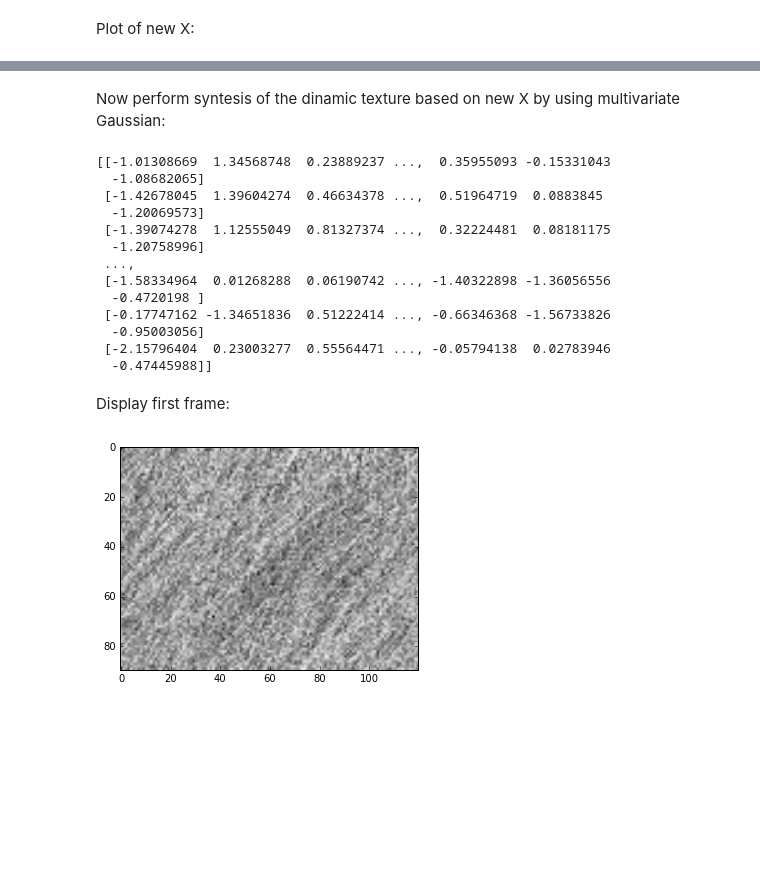
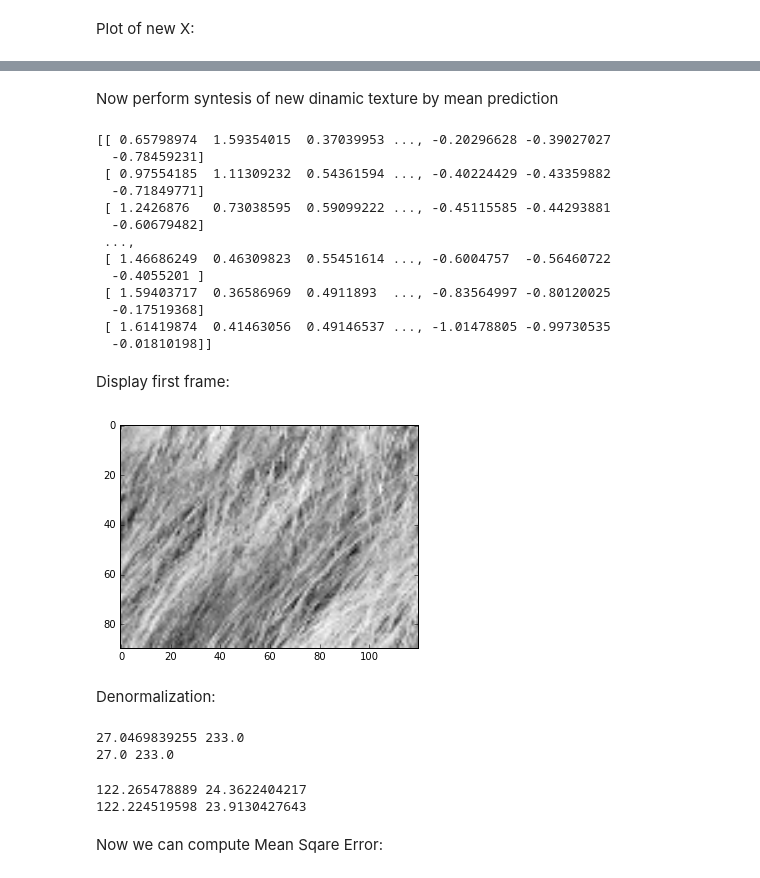
Before and after one commit to koptelovmax/gaussianprocess, a Jupyter notebook: Python/GPLVM_evaluation.ipynb, the cells around one changed output, grey strips where cells are left out. Saved outputs shown, nothing was run; the diff lists cells and outputs as text; code cells hidden in the pictures; blank space fills up the shorter version.

Commit message:
GPLVM and MK-GPDM mean square error implementation

```diff
--- a/Python/GPLVM_evaluation.ipynb
+++ b/Python/GPLVM_evaluation.ipynb
@@ -61,9 +75,10 @@ Define combined kernel using GPy library:
 # %%
 import GPy
 
+kernel = GPy.kern.Linear(Q,ARD=True)+GPy.kern.RatQuad(Q,ARD=True)+GPy.kern.MLP(Q,ARD=True)
 #kernel = GPy.kern.Linear(Q,ARD=True)+GPy.kern.RBF(Q,ARD=True)+GPy.kern.RatQuad(Q,ARD=True)+GPy.kern.MLP(Q,ARD=True)+GPy.kern.Matern52(Q,ARD=True)
-kernel = GPy.kern.RBF(Q,ARD=True)
-m = GPy.models.GPLVM(sample, input_dim=Q, kernel=kernel, init='PCA')
+#kernel = GPy.kern.RBF(Q,ARD=True)
+m = GPy.models.GPLVM(sample_norm, input_dim=Q, kernel=kernel, init='PCA')
 # %% [markdown]
 Optimization of the model using SCG (Warning! Minimum value for max_iters is 100, for 10000 it takes around 1 hour to perform optimization)
 # %%
@@ -127,7 +139,7 @@ print(Kx)
 # %% [markdown]
 Function to predict new artificial frame using mean prediction method:
 # %%
-def predict_new_frame(N,X,kern,Kx_inv,X_old):
+def predict_new_latent_frame(N,X,kern,Kx_inv,X_old):
 
     k_x = kern.K(X[0:N-1],X_old)
     #k_xx = kern.K(X_old,X_old)
@@ -142,13 +154,13 @@ def predict_new_frame(N,X,kern,Kx_inv,X_old):
 # %% [markdown]
 Perform prediciton of new X:
 # %%
-N_synt = N  #for evaluation - the same number as in the input
+N_synt = 250  #for evaluation - the same number as in the input
 X_synt = np.zeros((N_synt,Q))
 X_last = X[N-1:N]
 Kx_inv = np.linalg.inv(Kx)
 
 for i in range(N_synt):
-    X_synt[i,:] = predict_new_frame(N,X,kernel,Kx_inv,X_last.reshape(1,Q))
+    X_synt[i,:] = predict_new_latent_frame(N,X,kernel,Kx_inv,X_last.reshape(1,Q))
     X_last = X_synt[i,:]
 
 print(X_synt)
@@ -198,36 +207,29 @@ np.save('test_X_synt', X_synt)
 # %% [markdown]
-Now perform syntesis of the dinamic texture based on new X by using multivariate Gaussian:
+Now perform syntesis of new dinamic texture by mean prediction
 # %%
 Y_synt = np.zeros((N_synt,D))
 
-kernel2 = kernel #GPy.kern.RBF(Q,ARD=True) #try original kernel
-Ky = kernel2.K(X)
+Ky = kernel.K(X)
 Ky_inv = np.linalg.inv(Ky)
-Y_t = np.transpose(sample)
+Y_t = np.transpose(sample_norm)
+k_y = kernel.K(X,X_synt)
 
+meann = np.matmul(np.matmul(Y_t,Ky_inv),k_y)
 
-
-k_y = kernel2.K(X,X_synt)
-k_yy = kernel2.K(X_synt,X_synt)
-meann = np.matmul(np.matmul(Y_t,Ky_inv),k_y)
-cov = (k_yy - np.matmul(np.matmul(np.transpose(k_y),Ky_inv),k_y))
-
-
-for i in range(D):
-    Y_synt[:,i] = np.matmul(cov,np.random.randn(N_synt)) + meann[i,:]
+Y_synt = np.transpose(meann)
 
 print(Y_synt)
 # %% [output]
-[[-1.01308669  1.34568748  0.23889237 ...,  0.35955093 -0.15331043
-  -1.08682065]
- [-1.42678045  1.39604274  0.46634378 ...,  0.51964719  0.0883845
-  -1.20069573]
- [-1.39074278  1.12555049  0.81327374 ...,  0.32224481  0.08181175
-  -1.20758996]
+[[ 0.65798974  1.59354015  0.37039953 ..., -0.20296628 -0.39027027
+  -0.78459231]
+ [ 0.97554185  1.11309232  0.54361594 ..., -0.40224429 -0.43359882
+  -0.71849771]
+ [ 1.2426876   0.73038595  0.59099222 ..., -0.45115585 -0.44293881
+  -0.60679482]
  ...,
- [-1.58334964  0.01268288  0.06190742 ..., -1.40322898 -1.36056556
-  -0.4720198 ]
- [-0.17747162 -1.34651836  0.51222414 ..., -0.66346368 -1.56733826
-  -0.95003056]
- [-2.15796404  0.23003277  0.55564471 ..., -0.05794138  0.02783946
-  -0.47445988]]
+ [ 1.46686249  0.46309823  0.55451614 ..., -0.6004757  -0.56460722
+  -0.4055201 ]
+ [ 1.59403717  0.36586969  0.4911893  ..., -0.83564997 -0.80120025
+  -0.17519368]
+ [ 1.61419874  0.41463056  0.49146537 ..., -1.01478805 -0.99730535
+  -0.01810198]]
@@ -237,6 +236,28 @@ np.save('test_Y_synt', Y_synt)
 # %% [markdown]
 Display first frame:
 # %%
-show_frame(Y_synt[1,:])
+show_frame(Y_synt[0,:])
 # %% [output]
-[figure, old version]
+[figure, new version]
+# %% [markdown]
+Denormalization:
+# %%
+Y_synt_denorm = sample_std * Y_synt + sample_mean
+max = Y_synt_denorm[:,:].max()
+min = Y_synt_denorm[:,:].min()
+print(min, max)
+print(sample_min,sample_max)
+# %% [output]
+27.0469839255 233.0
+27.0 233.0
+# %%
+sample_mean2 = np.mean(Y_synt_denorm)
+sample_std2 = np.std(Y_synt_denorm)
+
+print(sample_mean,sample_std)
+print(sample_mean2,sample_std2)
+# %% [output]
+122.265478889 24.3622404217
+122.224519598 23.9130427643
+# %% [markdown]
+Now we can compute Mean Sqare Error:
```
Also changed, not shown: parts of 20 cells of this notebook, 10 other files.
